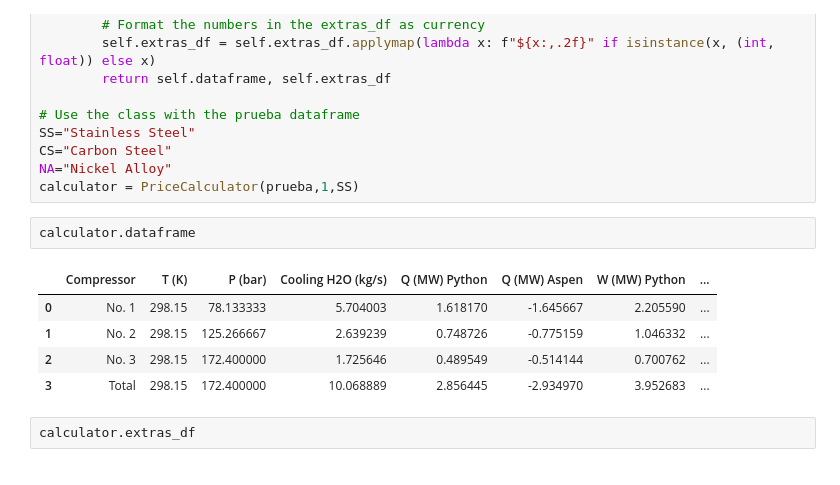
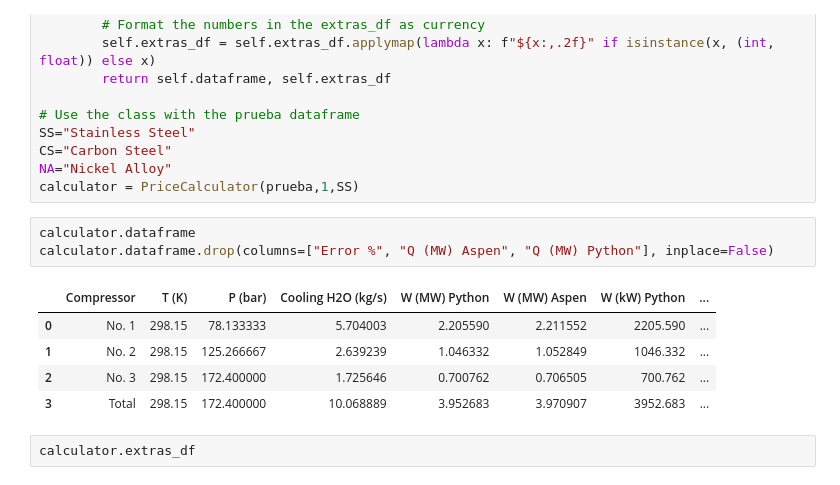
Before and after one commit to SOTO729/8vo, a Jupyter notebook: Evaluacion económica/Calculo de costos.ipynb, the cells around one changed output. Saved outputs shown, nothing was run; the diff lists cells and outputs as text.

```diff
--- a/Evaluacion económica/Calculo de costos.ipynb
+++ b/Evaluacion económica/Calculo de costos.ipynb
@@ -114,12 +114,13 @@ NA="Nickel Alloy"
 calculator = PriceCalculator(prueba,1,SS)
 # %%
 calculator.dataframe
+calculator.dataframe.drop(columns=["Error %", "Q (MW) Aspen", "Q (MW) Python"], inplace=False)
 # %% [output]
-|  | Compressor | T (K) | P (bar) | Cooling H2O (kg/s) | Q (MW) Python | Q (MW) Aspen | W (MW) Python | ... |
-| 0 | No. 1 | 298.15 | 78.133333 | 5.704003 | 1.618170 | -1.645667 | 2.205590 | ... |
-| 1 | No. 2 | 298.15 | 125.266667 | 2.639239 | 0.748726 | -0.775159 | 1.046332 | ... |
-| 2 | No. 3 | 298.15 | 172.400000 | 1.725646 | 0.489549 | -0.514144 | 0.700762 | ... |
-| 3 | Total | 298.15 | 172.400000 | 10.068889 | 2.856445 | -2.934970 | 3.952683 | ... |
+|  | Compressor | T (K) | P (bar) | Cooling H2O (kg/s) | W (MW) Python | W (MW) Aspen | W (kW) Python | ... |
+| 0 | No. 1 | 298.15 | 78.133333 | 5.704003 | 2.205590 | 2.211552 | 2205.590 | ... |
+| 1 | No. 2 | 298.15 | 125.266667 | 2.639239 | 1.046332 | 1.052849 | 1046.332 | ... |
+| 2 | No. 3 | 298.15 | 172.400000 | 1.725646 | 0.700762 | 0.706505 | 700.762 | ... |
+| 3 | Total | 298.15 | 172.400000 | 10.068889 | 3.952683 | 3.970907 | 3952.683 | ... |
 # %%
 calculator.extras_df
 # %% [output]
```
